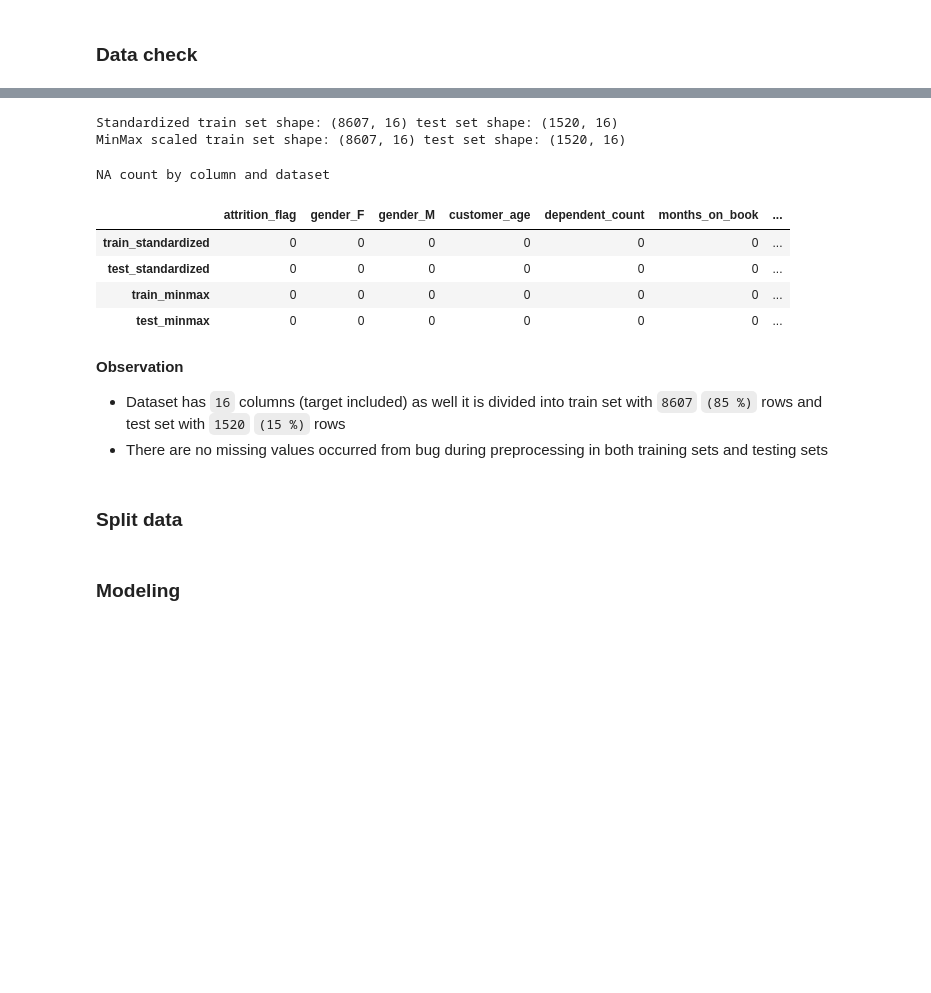
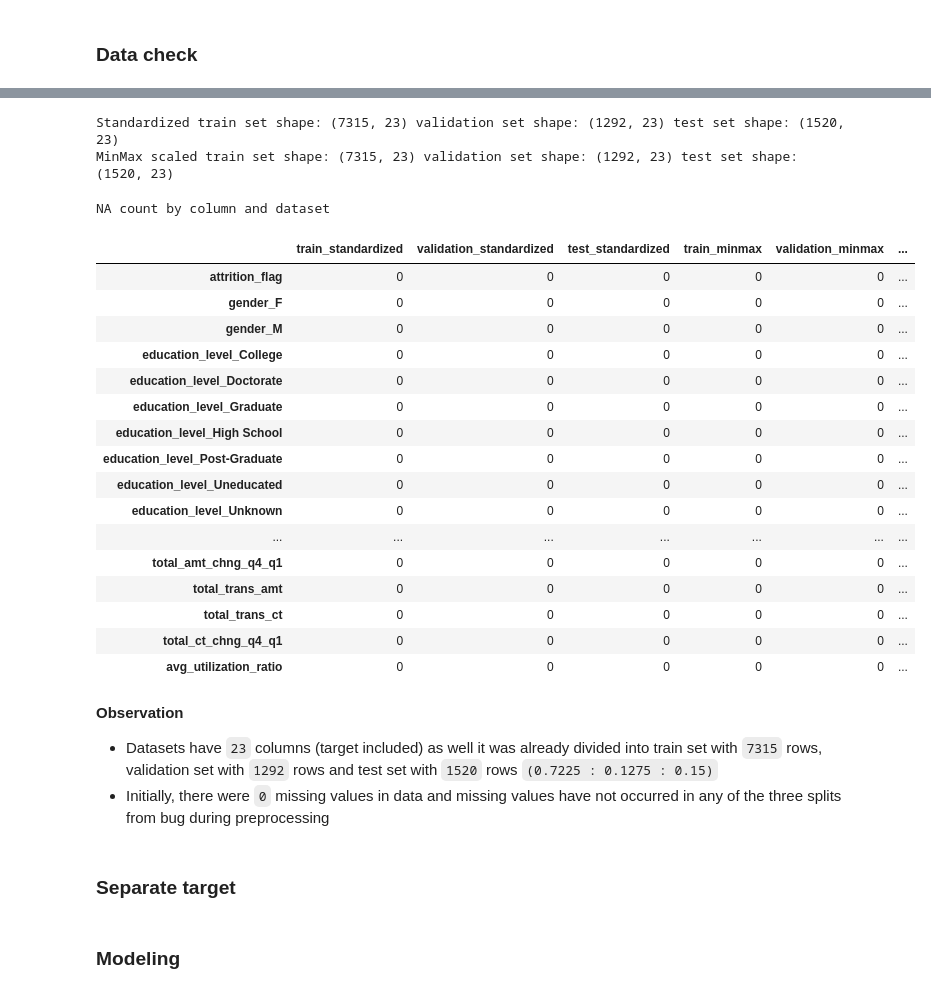
Before and after one commit to ppkgtmm/bank-churn-prediction, a Jupyter notebook: modeling.ipynb, the cells around one changed output, grey strips where cells are left out. Cells and saved outputs as stored; diff of their text form; code cells hidden in the pictures; blank space fills up the shorter version.

```diff
--- a/modeling.ipynb
+++ b/modeling.ipynb
@@ -13,21 +13,31 @@ from utilities import do_modeling, get_evaluation_report
 # %% [markdown]
 ### Configure defaults
 # %%
-val_size = test_size
+# column names
 prediction_column = 'prediction'
-
-index_col = index_name.lower()
 target_col = [target_name]
 
+# standardized datasets' path
+train_std_path = './outputs/std/train.csv'
+val_std_path = './outputs/std/validation.csv'
+test_std_path = './outputs/std/test.csv'
+
+# scaled datasets' path
+train_mm_path = './outputs/min_max/train.csv'
+val_mm_path = './outputs/min_max/validation.csv'
+test_mm_path = './outputs/min_max/test.csv'
+
 plt.style.use('fivethirtyeight')
 # %% [markdown]
 ### Read data
 # %%
-train_std = pd.read_csv('./outputs/std/train.csv').set_index(index_col)
-test_std = pd.read_csv('./outputs/std/test.csv').set_index(index_col)
+train_std = pd.read_csv(train_std_path, **read_config)
+val_std = pd.read_csv(val_std_path, **read_config)
+test_std = pd.read_csv(test_std_path, **read_config)
 
-train_mm = pd.read_csv('./outputs/min_max/train.csv').set_index(index_col)
-test_mm = pd.read_csv('./outputs/min_max/test.csv').set_index(index_col)
+train_mm = pd.read_csv(train_mm_path, **read_config)
+val_mm = pd.read_csv(val_mm_path, **read_config)
+test_mm = pd.read_csv(test_mm_path, **read_config)
 # %% [markdown]
 ### Data check
 # %%
@@ -53,29 +65,51 @@ train_mm.head()
 # %%
-print('Standardized train set shape:', train_std.shape, 'test set shape:', test_std.shape)
-print('MinMax scaled train set shape:', train_mm.shape, 'test set shape:', test_mm.shape)
+print(
+    'Standardized train set shape:', train_std.shape,
+    'validation set shape:', val_std.shape,
+    'test set shape:', test_std.shape
+)
+print(
+    'MinMax scaled train set shape:', train_mm.shape,
+    'validation set shape:', val_mm.shape,
+    'test set shape:', test_mm.shape
+)
 # %% [output]
-Standardized train set shape: (8607, 16) test set shape: (1520, 16)
-MinMax scaled train set shape: (8607, 16) test set shape: (1520, 16)
+Standardized train set shape: (7315, 23) validation set shape: (1292, 23) test set shape: (1520, 23)
+MinMax scaled train set shape: (7315, 23) validation set shape: (1292, 23) test set shape: (1520, 23)
 # %%
 print('NA count by column and dataset')
 
 NA_df = pd.DataFrame()
 NA_df['train_standardized'] = train_std.isna().sum()
+NA_df['validation_standardized'] = val_std.isna().sum()
 NA_df['test_standardized'] = test_std.isna().sum()
 NA_df['train_minmax'] = train_mm.isna().sum()
+NA_df['validation_minmax'] = val_mm.isna().sum()
 NA_df['test_minmax'] = test_mm.isna().sum()
-NA_df.T
+NA_df
 # %% [output]
 NA count by column and dataset
-|  | attrition_flag | gender_F | gender_M | customer_age | dependent_count | months_on_book | ... |
-| train_standardized | 0 | 0 | 0 | 0 | 0 | 0 | ... |
-| test_standardized | 0 | 0 | 0 | 0 | 0 | 0 | ... |
-| train_minmax | 0 | 0 | 0 | 0 | 0 | 0 | ... |
-| test_minmax | 0 | 0 | 0 | 0 | 0 | 0 | ... |
+|  | train_standardized | validation_standardized | test_standardized | train_minmax | validation_minmax | ... |
+| attrition_flag | 0 | 0 | 0 | 0 | 0 | ... |
+| gender_F | 0 | 0 | 0 | 0 | 0 | ... |
+| gender_M | 0 | 0 | 0 | 0 | 0 | ... |
+| education_level_College | 0 | 0 | 0 | 0 | 0 | ... |
+| education_level_Doctorate | 0 | 0 | 0 | 0 | 0 | ... |
+| education_level_Graduate | 0 | 0 | 0 | 0 | 0 | ... |
+| education_level_High School | 0 | 0 | 0 | 0 | 0 | ... |
+| education_level_Post-Graduate | 0 | 0 | 0 | 0 | 0 | ... |
+| education_level_Uneducated | 0 | 0 | 0 | 0 | 0 | ... |
+| education_level_Unknown | 0 | 0 | 0 | 0 | 0 | ... |
+| ... | ... | ... | ... | ... | ... | ... |
+| total_amt_chng_q4_q1 | 0 | 0 | 0 | 0 | 0 | ... |
+| total_trans_amt | 0 | 0 | 0 | 0 | 0 | ... |
+| total_trans_ct | 0 | 0 | 0 | 0 | 0 | ... |
+| total_ct_chng_q4_q1 | 0 | 0 | 0 | 0 | 0 | ... |
+| avg_utilization_ratio | 0 | 0 | 0 | 0 | 0 | ... |
 # %% [markdown]
 **Observation**
-- Dataset has `16` columns (target included) as well it is divided into train set with `8607` `(85 %)` rows and test set with `1520` `(15 %)` rows
-- There are no missing values occurred from bug during preprocessing in both training sets and testing sets
+- Datasets have `23` columns (target included) as well it was already divided into train set with `7315` rows, validation set with `1292` rows and test set with `1520` rows `(0.7225 : 0.1275 : 0.15)`
+- Initially, there were `0` missing values in data and missing values have not occurred in any of the three splits from bug during preprocessing
 # %% [markdown]
-### Split data
+### Separate target
 # %%
```
Also changed, not shown: parts of 12 cells of this notebook.
